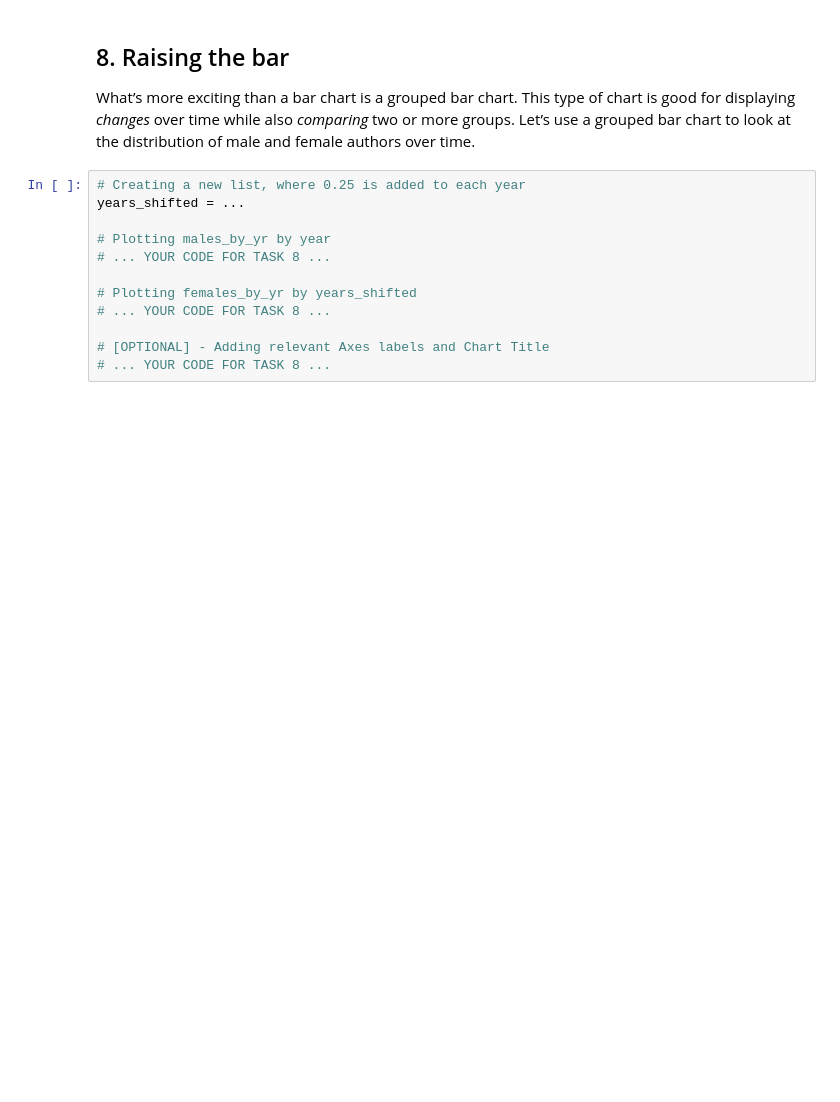
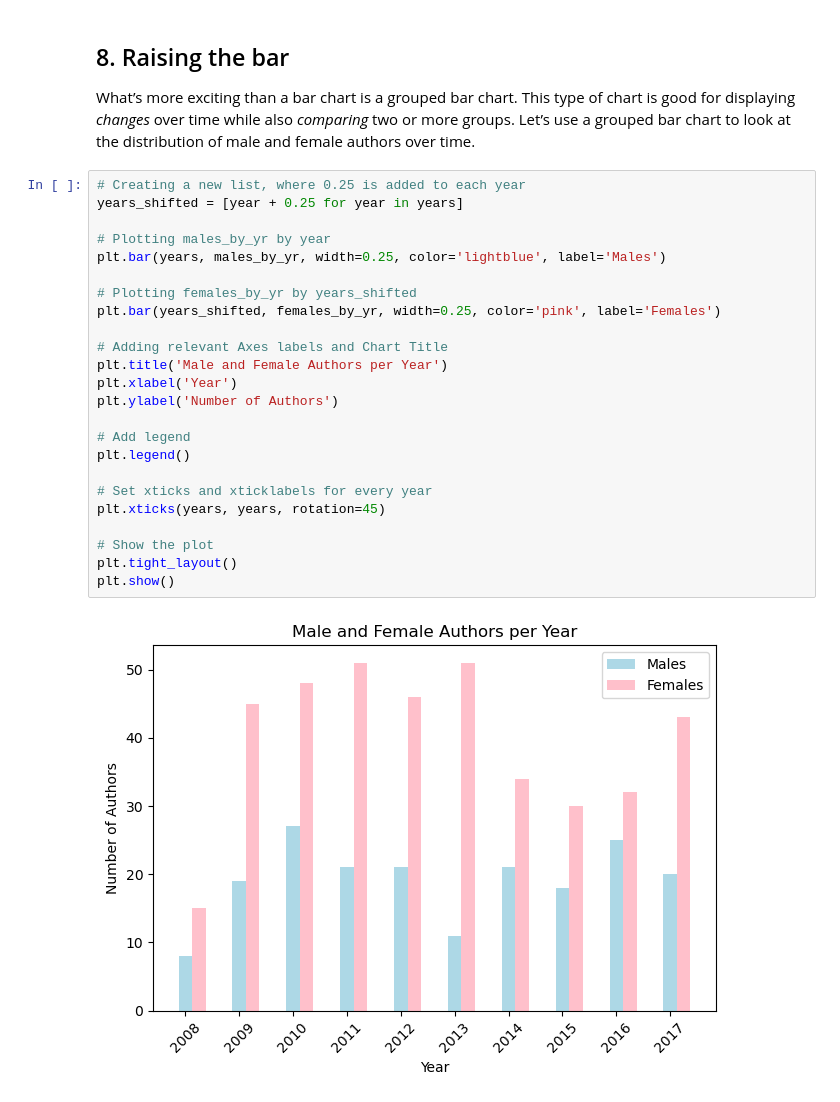
Before and after one commit to JeremyTallant/name_game, a Jupyter notebook: gender_prediction.ipynb, the cells around one changed output. Drawn from its saved outputs; the diff is of its cells as text; blank space fills up the shorter version.

```diff
--- a/gender_prediction.ipynb
+++ b/gender_prediction.ipynb
@@ -221,15 +221,29 @@ plt.show()
 # %% [markdown]
 ## 8. Raising the bar
 <p>What’s more exciting than a bar chart is a grouped bar chart. This type of chart is good for displaying <em>changes</em> over time while also <em>comparing</em> two or more groups. Let’s use a grouped bar chart to look at the distribution of male and female authors over time.</p>
-# %%
-# Creating a new list, where 0.25 is added to each year
-years_shifted = ...
-
-# Plotting males_by_yr by year
-# ... YOUR CODE FOR TASK 8 ...
-
-# Plotting females_by_yr by years_shifted
-# ... YOUR CODE FOR TASK 8 ...
-
-# [OPTIONAL] - Adding relevant Axes labels and Chart Title
-# ... YOUR CODE FOR TASK 8 ...
+# %%
+# Creating a new list, where 0.25 is added to each year
+years_shifted = [year + 0.25 for year in years]
+
+# Plotting males_by_yr by year
+plt.bar(years, males_by_yr, width=0.25, color='lightblue', label='Males')
+
+# Plotting females_by_yr by years_shifted
+plt.bar(years_shifted, females_by_yr, width=0.25, color='pink', label='Females')
+
+# Adding relevant Axes labels and Chart Title
+plt.title('Male and Female Authors per Year')
+plt.xlabel('Year')
+plt.ylabel('Number of Authors')
+
+# Add legend
+plt.legend()
+
+# Set xticks and xticklabels for every year
+plt.xticks(years, years, rotation=45)
+
+# Show the plot
+plt.tight_layout()
+plt.show()
+# %% [output]
+[figure, added]
```
